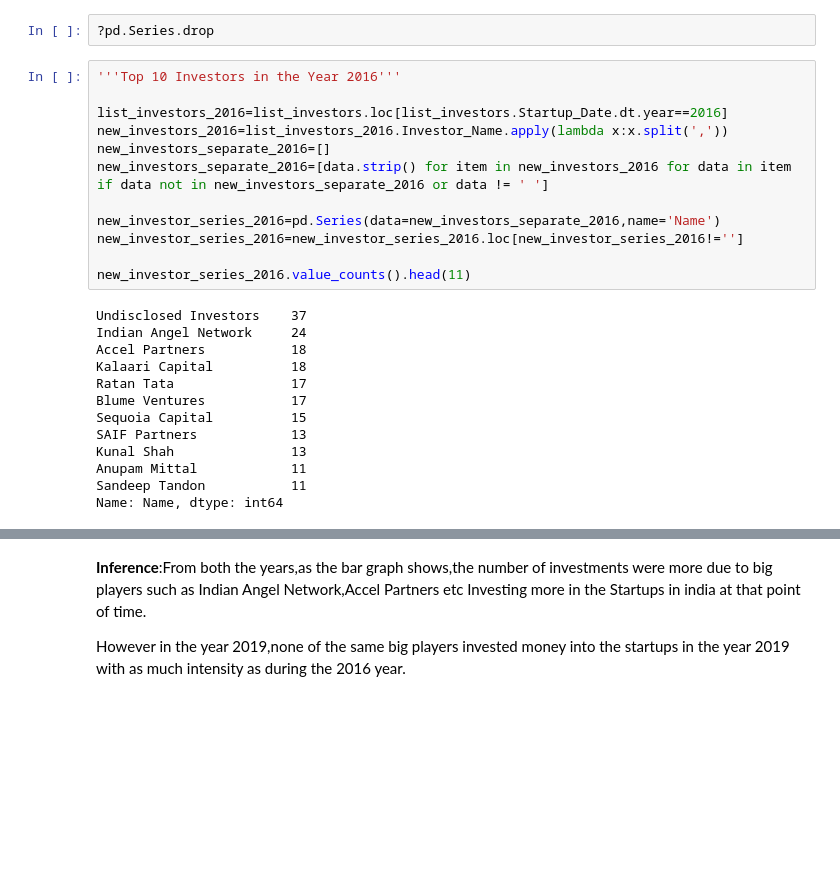
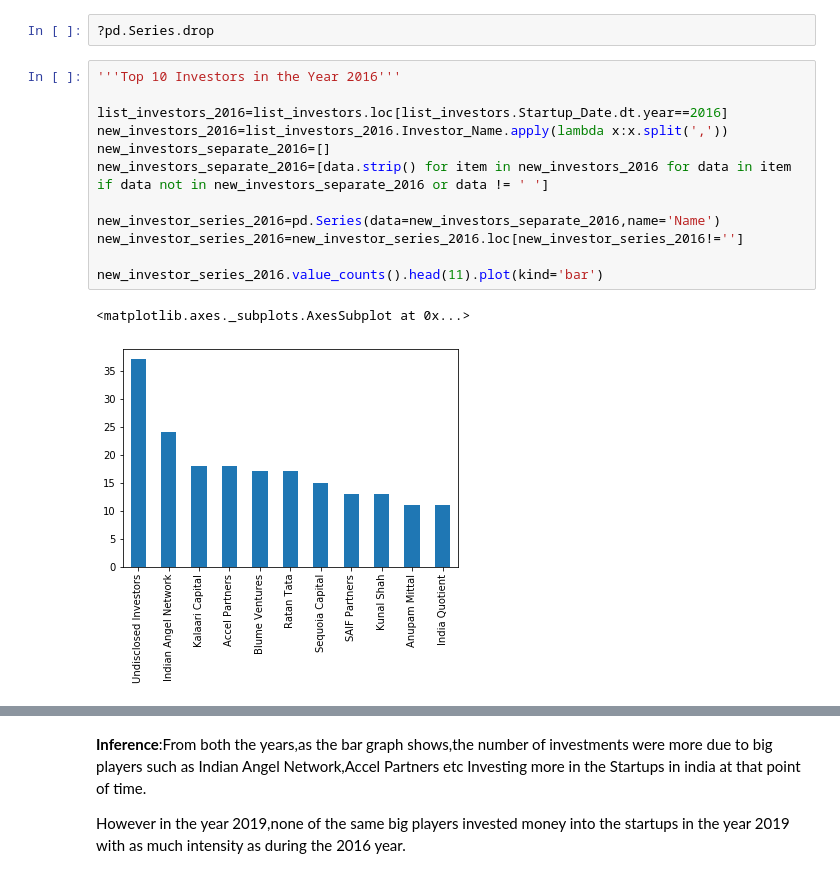
Before and after one commit to blaine12100/Indian-Startup-Funding-Analysis, a Jupyter notebook: Indian Startup Funding Insights.ipynb, the cells around one changed output, grey strips where cells are left out. Cells and saved outputs as stored; diff of their text form; blank space fills up the shorter version.

```diff
--- a/Indian Startup Funding Insights.ipynb
+++ b/Indian Startup Funding Insights.ipynb
@@ -389,28 +345,18 @@ Name: Name, dtype: int64
 # %%
 '''Top 10 Investors in the Year 2016'''
 
 list_investors_2016=list_investors.loc[list_investors.Startup_Date.dt.year==2016]
 new_investors_2016=list_investors_2016.Investor_Name.apply(lambda x:x.split(','))
 new_investors_separate_2016=[]
 new_investors_separate_2016=[data.strip() for item in new_investors_2016 for data in item if data not in new_investors_separate_2016 or data != ' ']
 
 new_investor_series_2016=pd.Series(data=new_investors_separate_2016,name='Name')
 new_investor_series_2016=new_investor_series_2016.loc[new_investor_series_2016!='']
 
-new_investor_series_2016.value_counts().head(11)
+new_investor_series_2016.value_counts().head(11).plot(kind='bar')
 # %% [output]
-Undisclosed Investors    37
-Indian Angel Network     24
-Accel Partners           18
-Kalaari Capital          18
-Ratan Tata               17
-Blume Ventures           17
-Sequoia Capital          15
-SAIF Partners            13
-Kunal Shah               13
-Anupam Mittal            11
-Sandeep Tandon           11
-Name: Name, dtype: int64
+<matplotlib.axes._subplots.AxesSubplot at 0x...>
+[figure, added]
 # %%
 '''Top 10 Investors in the year 2019'''
 
```
Also changed, not shown: parts of 34 cells of this notebook.
